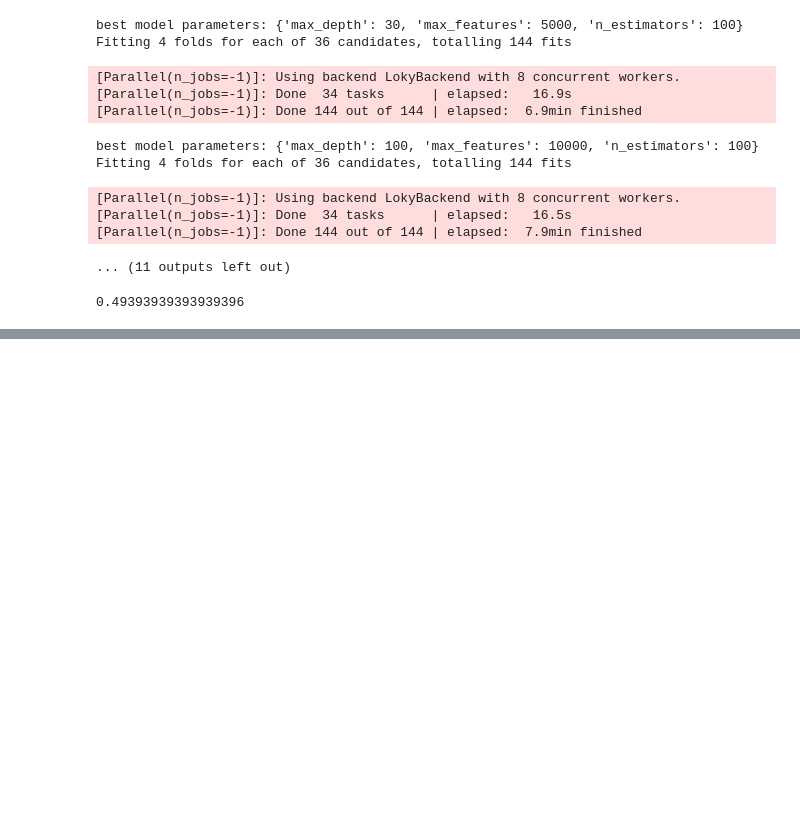
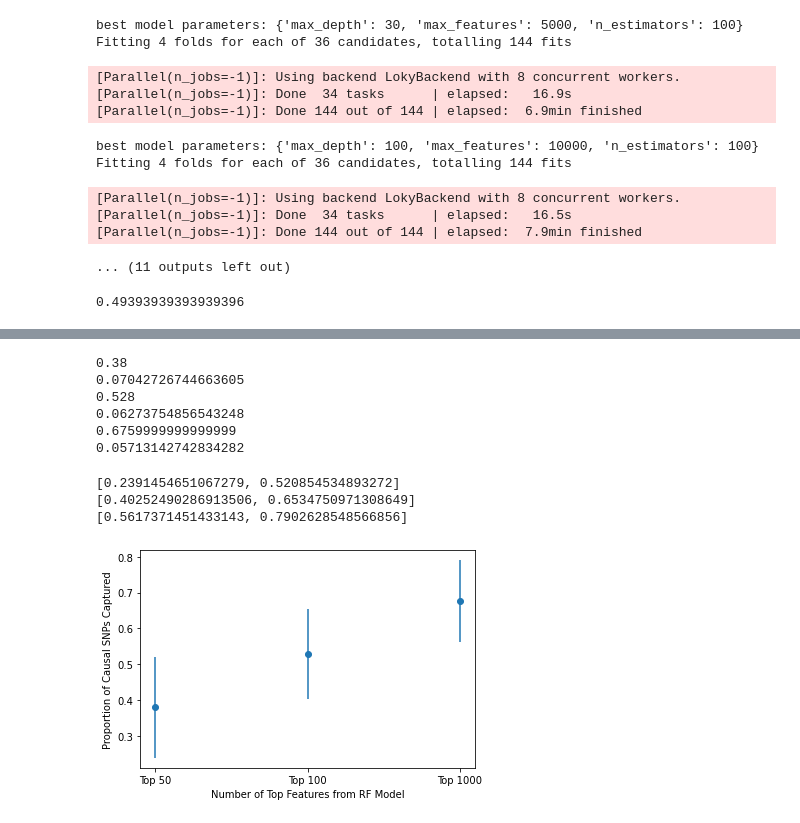
Before and after one commit to jacksonbrandberg/gwas-random-forest, a Jupyter notebook: scr/Random Forests GWAS.ipynb, the cells around one changed output, grey strips where cells are left out. Saved outputs shown, nothing was run; the diff lists cells and outputs as text; code cells hidden in the pictures; blank space fills up the shorter version.

```diff
--- a/scr/Random Forests GWAS.ipynb
+++ b/scr/Random Forests GWAS.ipynb
@@ -404,0 +532,34 @@ list(set(top_features1).intersection(causal_SNPs_1))
+# %%
+captured_top_50 = []
+captured_top_100 = []
+captured_top_1000 = []
+captured_top_50_p = []
+captured_top_100_p = []
+captured_top_1000_p = []
+
+for i in range(len(top_features_list)):
+    top_features = top_features_list[i]
+    causal_SNPs = causal_SNPs_list[i]
+    top_50 = top_features_list[i][0:50]
+    top_100 = top_features_list[i][0:100]
+    top_1000 = top_features_list[i][0:1000]
+    captured_SNPs_50 = list(set(top_50).intersection(causal_SNPs))
+    captured_SNPs_100 = list(set(top_100).intersection(causal_SNPs))
+    captured_SNPs_1000 = list(set(top_1000).intersection(causal_SNPs))
+    captured_top_50.append(captured_SNPs_50)
+    captured_top_100.append(captured_SNPs_100)
+    captured_top_1000.append(captured_SNPs_1000)
+    captured_top_50_p.append(len(captured_SNPs_50)/ncausal_SNPs)
+    captured_top_100_p.append(len(captured_SNPs_100)/ncausal_SNPs)
+    captured_top_1000_p.append(len(captured_SNPs_1000)/ncausal_SNPs)
+# %%
+prop_50 = np.mean(captured_top_50_p)
+prop_100 = np.mean(captured_top_100_p)
+prop_1000 = np.mean(captured_top_1000_p)
+std_50 = np.std(captured_top_50_p)
+std_100 = np.std(captured_top_100_p)
+std_1000 = np.std(captured_top_1000_p)
+# %%
+props = [prop_50, prop_100, prop_1000]
+stds = [std_50, std_100, std_1000]
+stds_2 = [std_50*2, std_100*2, std_1000*2]
@@ -404,0 +570,33 @@ list(set(top_features1).intersection(causal_SNPs_1))
+# %%
+print(np.mean(captured_top_50_p))
+print(np.std(captured_top_50_p))
+print(np.mean(captured_top_100_p))
+print(np.std(captured_top_100_p))
+print(np.mean(captured_top_1000_p))
+print(np.std(captured_top_1000_p))
+# %% [output]
+0.38
+0.07042726744663605
+0.528
+0.06273754856543248
+0.6759999999999999
+0.05713142742834282
+# %%
+print(range_top_50_p)
+print(range_top_100_p)
+print(range_top_1000_p)
+# %% [output]
+[0.2391454651067279, 0.520854534893272]
+[0.40252490286913506, 0.6534750971308649]
+[0.5617371451433143, 0.7902628548566856]
+# %%
+names = ['Top 50', 'Top 100', 'Top 1000']
+# %%
+import matplotlib
+from matplotlib import pylab as plt
+plt.errorbar(names, props,yerr=stds_2,fmt='o')
+plt.ylabel('Proportion of Causal SNPs Captured')
+plt.xlabel('Number of Top Features from RF Model')
+plt.show()
+# %% [output]
+[figure, added]
```
Also changed, not shown: parts of 44 cells of this notebook.
